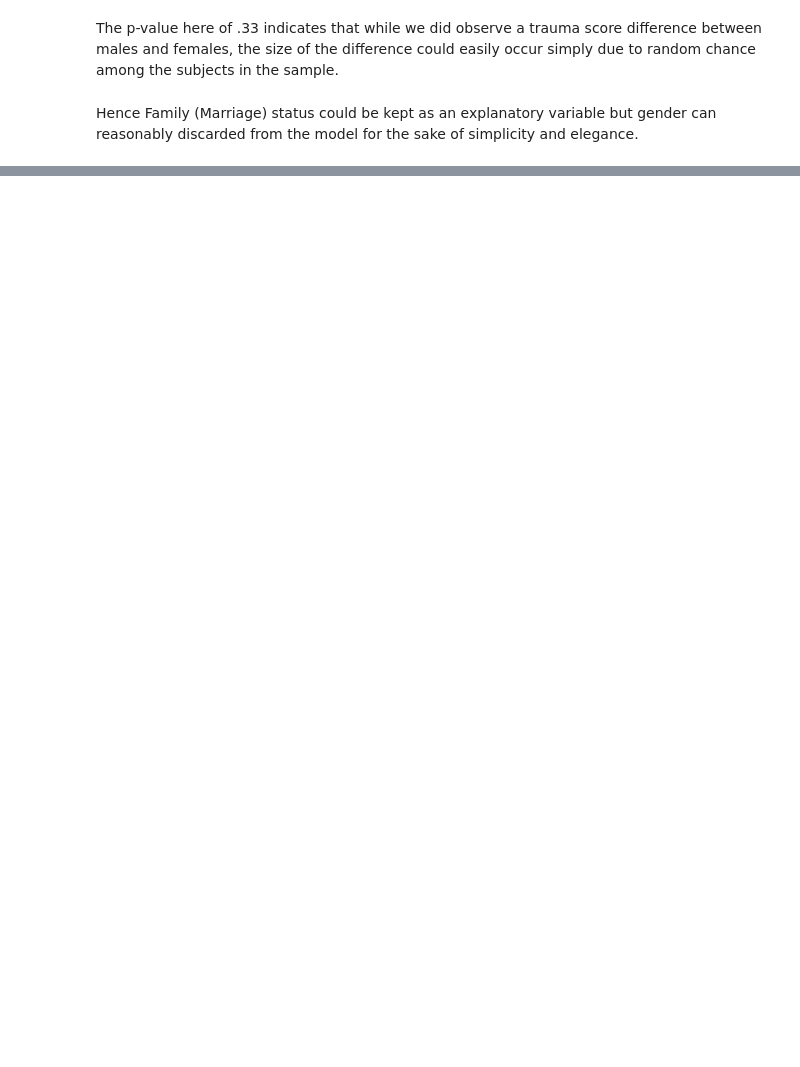
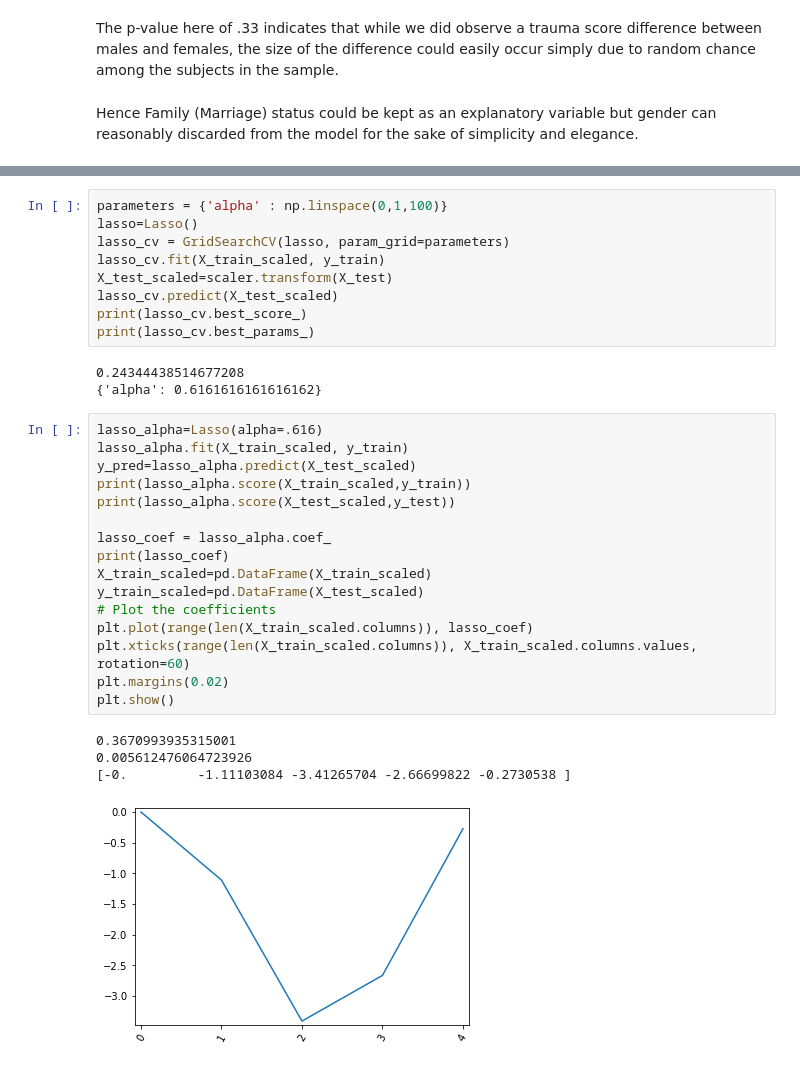
Before and after one commit to ptrim22/Bootcamp, a Jupyter notebook: Trauma_Capstone.ipynb, the cells around one changed output, grey strips where cells are left out. Drawn from its saved outputs; the diff is of its cells as text; blank space fills up the shorter version.

```diff
--- a/Trauma_Capstone.ipynb
+++ b/Trauma_Capstone.ipynb
@@ -353,0 +511,33 @@ Hence Family (Marriage) status could be kept as an explanatory variable but gend
+# %%
+parameters = {'alpha' : np.linspace(0,1,100)}
+lasso=Lasso()
+lasso_cv = GridSearchCV(lasso, param_grid=parameters)
+lasso_cv.fit(X_train_scaled, y_train)
+X_test_scaled=scaler.transform(X_test)
+lasso_cv.predict(X_test_scaled)
+print(lasso_cv.best_score_)
+print(lasso_cv.best_params_)
+# %% [output]
+0.24344438514677208
+{'alpha': 0.6161616161616162}
+# %%
+lasso_alpha=Lasso(alpha=.616)
+lasso_alpha.fit(X_train_scaled, y_train)
+y_pred=lasso_alpha.predict(X_test_scaled)
+print(lasso_alpha.score(X_train_scaled,y_train))
+print(lasso_alpha.score(X_test_scaled,y_test))
+
+lasso_coef = lasso_alpha.coef_
+print(lasso_coef)
+X_train_scaled=pd.DataFrame(X_train_scaled)
+y_train_scaled=pd.DataFrame(X_test_scaled)
+# Plot the coefficients
+plt.plot(range(len(X_train_scaled.columns)), lasso_coef)
+plt.xticks(range(len(X_train_scaled.columns)), X_train_scaled.columns.values, rotation=60)
+plt.margins(0.02)
+plt.show()
+# %% [output]
+0.3670993935315001
+0.005612476064723926
+[-0.         -1.11103084 -3.41265704 -2.66699822 -0.2730538 ]
+[figure, added]
```
Also changed, not shown: parts of 24 cells of this notebook.
